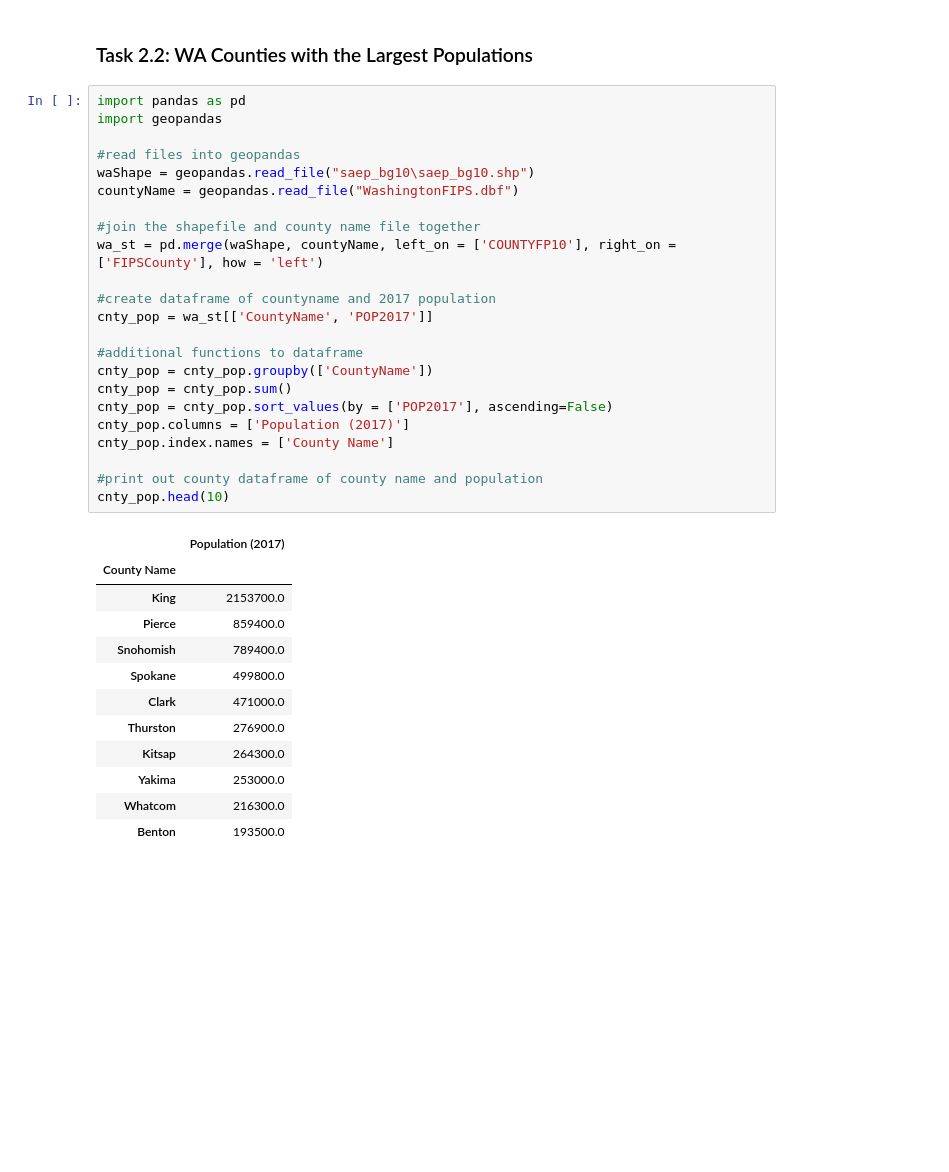
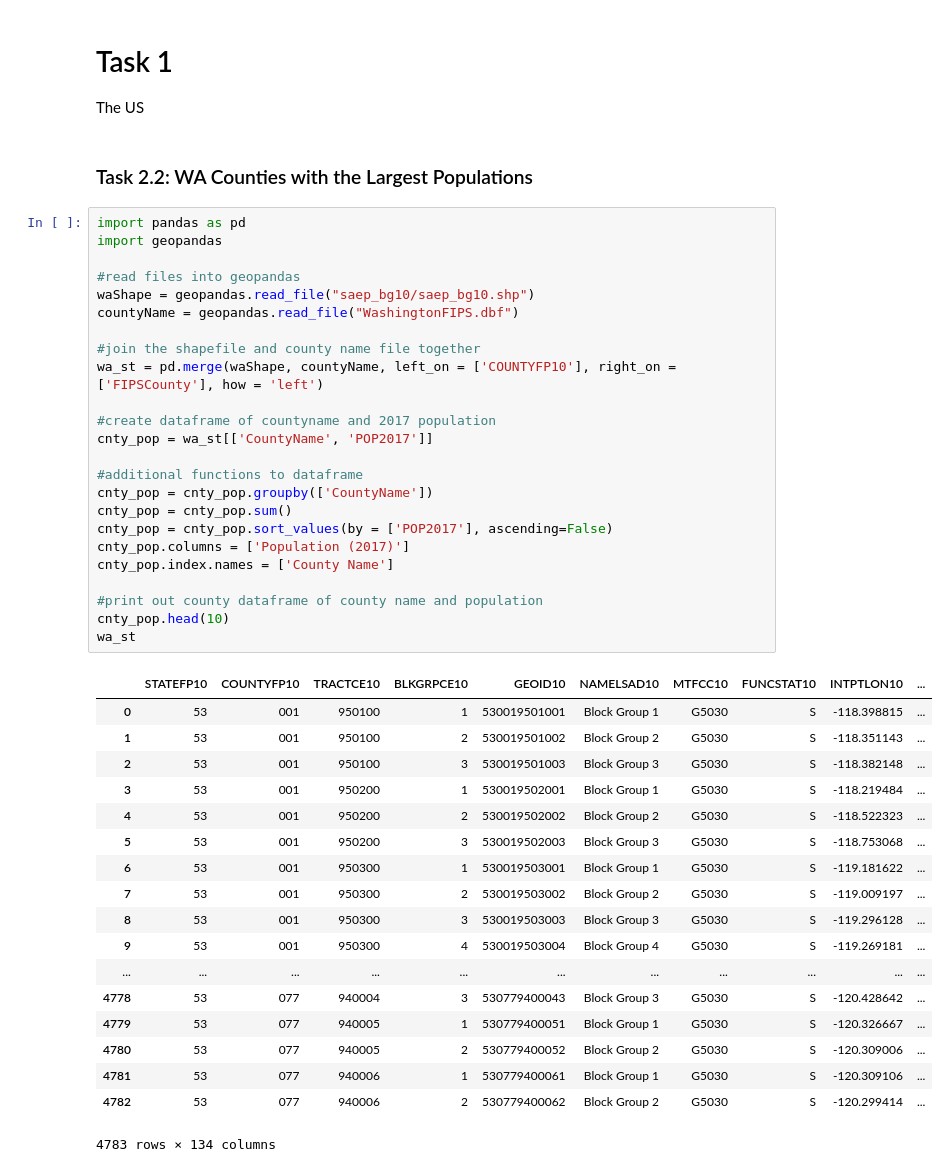
Before and after one commit to GEOG458-W19/grouplab3, a Jupyter notebook: group_lab3.ipynb, the cells around one changed output. Drawn from its saved outputs; the diff is of its cells as text; blank space fills up the shorter version.

```diff
--- a/group_lab3.ipynb
+++ b/group_lab3.ipynb
@@ -1,41 +1,51 @@
+# %% [markdown]
+# Task 1
+The US
 # %% [markdown]
 ### Task 2.2: WA Counties with the Largest Populations
 # %%
 import pandas as pd
 import geopandas
 
 #read files into geopandas
-waShape = geopandas.read_file("saep_bg10\saep_bg10.shp")
+waShape = geopandas.read_file("saep_bg10/saep_bg10.shp")
 countyName = geopandas.read_file("WashingtonFIPS.dbf")
 
 #join the shapefile and county name file together
 wa_st = pd.merge(waShape, countyName, left_on = ['COUNTYFP10'], right_on = ['FIPSCounty'], how = 'left')
 
 #create dataframe of countyname and 2017 population
 cnty_pop = wa_st[['CountyName', 'POP2017']]
 
 #additional functions to dataframe
 cnty_pop = cnty_pop.groupby(['CountyName'])
 cnty_pop = cnty_pop.sum()
 cnty_pop = cnty_pop.sort_values(by = ['POP2017'], ascending=False)
 cnty_pop.columns = ['Population (2017)']
 cnty_pop.index.names = ['County Name']
 
 #print out county dataframe of county name and population
 cnty_pop.head(10)
+wa_st
 # %% [output]
-|  | Population (2017) |
-| County Name |  |
-| King | 2153700.0 |
-| Pierce | 859400.0 |
-| Snohomish | 789400.0 |
-| Spokane | 499800.0 |
-| Clark | 471000.0 |
-| Thurston | 276900.0 |
-| Kitsap | 264300.0 |
-| Yakima | 253000.0 |
-| Whatcom | 216300.0 |
-| Benton | 193500.0 |
+|  | STATEFP10 | COUNTYFP10 | TRACTCE10 | BLKGRPCE10 | GEOID10 | NAMELSAD10 | MTFCC10 | FUNCSTAT10 | INTPTLON10 | ... |
+| 0 | 53 | 001 | 950100 | 1 | 530019501001 | Block Group 1 | G5030 | S | -118.398815 | ... |
+| 1 | 53 | 001 | 950100 | 2 | 530019501002 | Block Group 2 | G5030 | S | -118.351143 | ... |
+| 2 | 53 | 001 | 950100 | 3 | 530019501003 | Block Group 3 | G5030 | S | -118.382148 | ... |
+| 3 | 53 | 001 | 950200 | 1 | 530019502001 | Block Group 1 | G5030 | S | -118.219484 | ... |
+| 4 | 53 | 001 | 950200 | 2 | 530019502002 | Block Group 2 | G5030 | S | -118.522323 | ... |
+| 5 | 53 | 001 | 950200 | 3 | 530019502003 | Block Group 3 | G5030 | S | -118.753068 | ... |
+| 6 | 53 | 001 | 950300 | 1 | 530019503001 | Block Group 1 | G5030 | S | -119.181622 | ... |
+| 7 | 53 | 001 | 950300 | 2 | 530019503002 | Block Group 2 | G5030 | S | -119.009197 | ... |
+| 8 | 53 | 001 | 950300 | 3 | 530019503003 | Block Group 3 | G5030 | S | -119.296128 | ... |
+| 9 | 53 | 001 | 950300 | 4 | 530019503004 | Block Group 4 | G5030 | S | -119.269181 | ... |
+| ... | ... | ... | ... | ... | ... | ... | ... | ... | ... | ... |
+| 4778 | 53 | 077 | 940004 | 3 | 530779400043 | Block Group 3 | G5030 | S | -120.428642 | ... |
+| 4779 | 53 | 077 | 940005 | 1 | 530779400051 | Block Group 1 | G5030 | S | -120.326667 | ... |
+| 4780 | 53 | 077 | 940005 | 2 | 530779400052 | Block Group 2 | G5030 | S | -120.309006 | ... |
+| 4781 | 53 | 077 | 940006 | 1 | 530779400061 | Block Group 1 | G5030 | S | -120.309106 | ... |
+| 4782 | 53 | 077 | 940006 | 2 | 530779400062 | Block Group 2 | G5030 | S | -120.299414 | ... |
+4783 rows × 134 columns
 # %%
 #PART 2. CREATES SHAPEFILE FOR EACH COUNTY
 import sys
```
Also changed, not shown: parts of 2 cells of this notebook.
